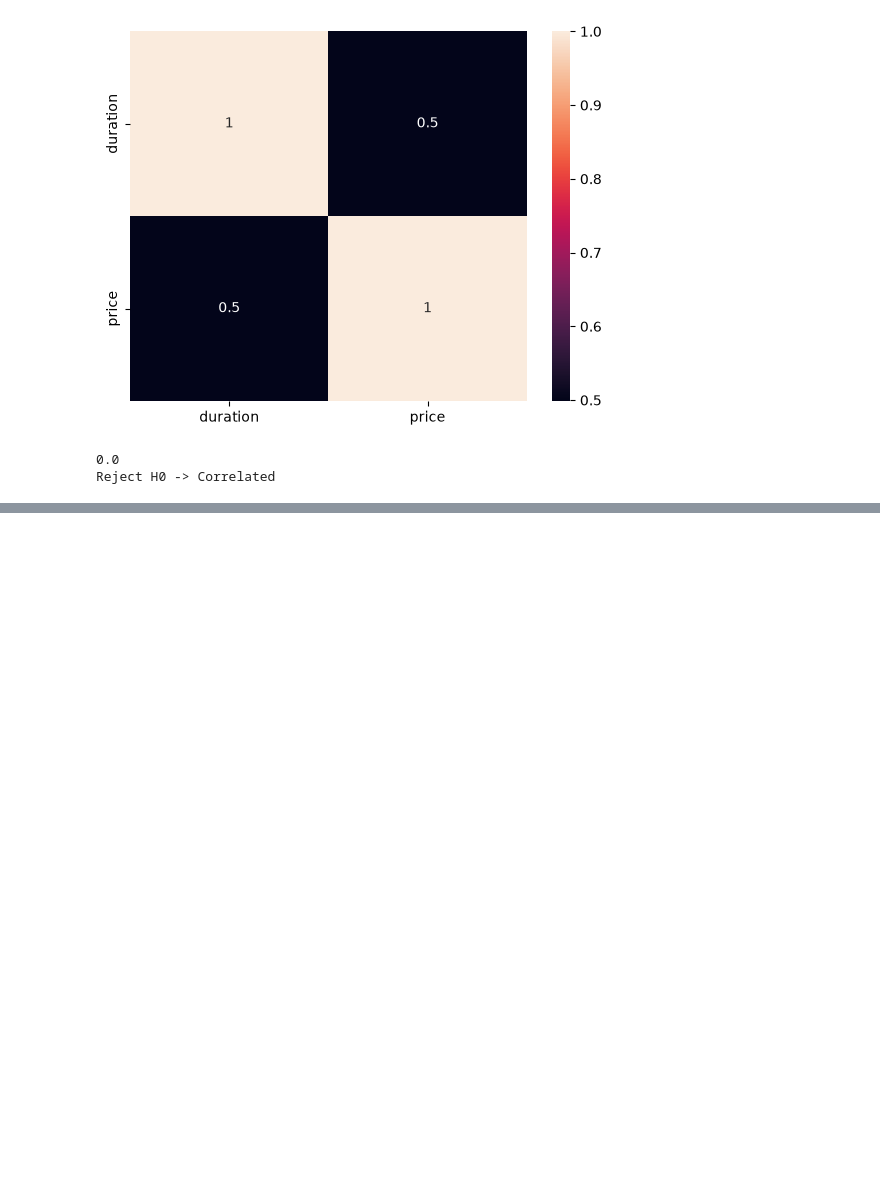
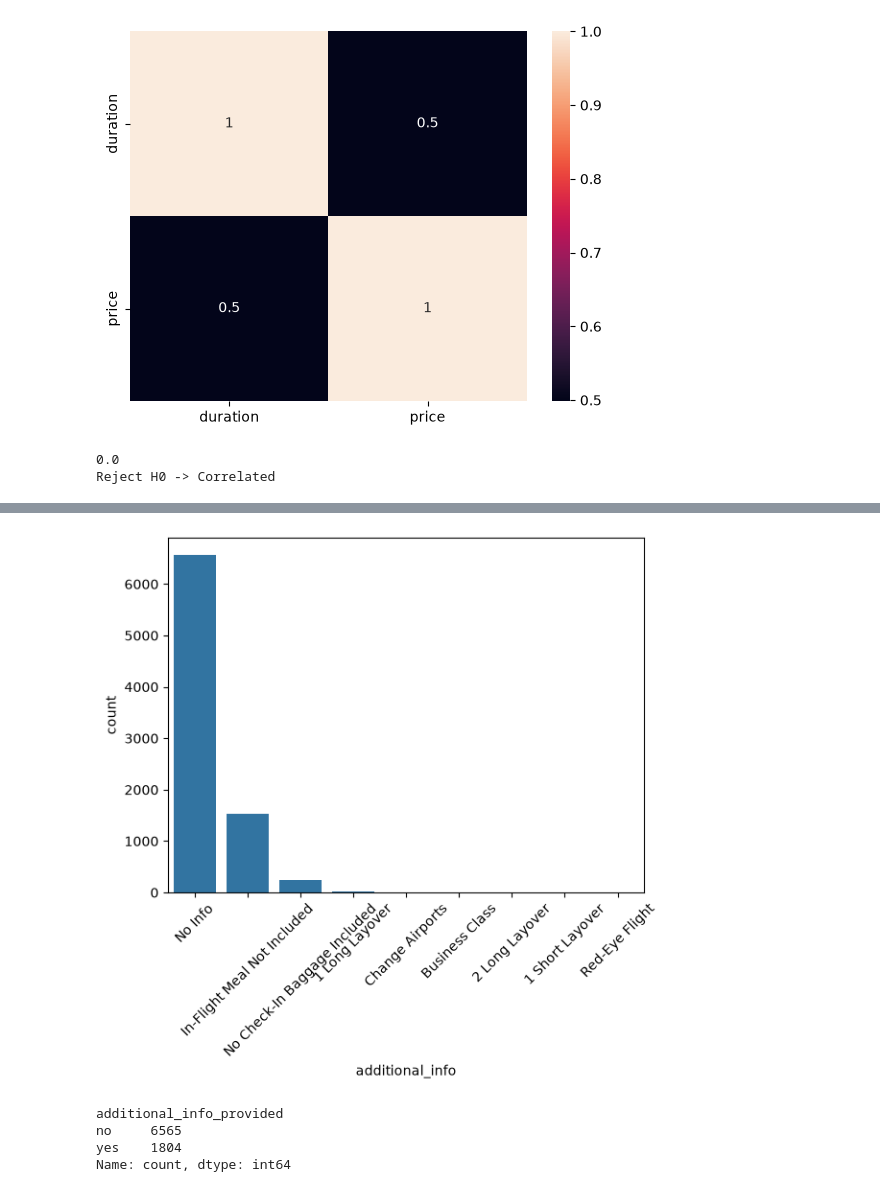
Before and after one commit to ayansuvra/Flight-Price-Prediction, a Jupyter notebook: notebooks/EDA.ipynb, the cells around one changed output, grey strips where cells are left out. Drawn from its saved outputs; the diff is of its cells as text; code cells hidden in the pictures; blank space fills up the shorter version.

```diff
--- a/notebooks/EDA.ipynb
+++ b/notebooks/EDA.ipynb
@@ -399,0 +461,6 @@ Reject H0 -> Correlated
+# %%
+sns.barplot(df.additional_info.value_counts())
+plt.xticks(rotation=45)
+plt.show()
+# %% [output]
+[figure, added]
@@ -399,0 +469,7 @@ Reject H0 -> Correlated
+# %%
+df.additional_info_provided.value_counts()
+# %% [output]
+additional_info_provided
+no     6565
+yes    1804
+Name: count, dtype: int64
```
Also changed, not shown: parts of 15 cells of this notebook.
